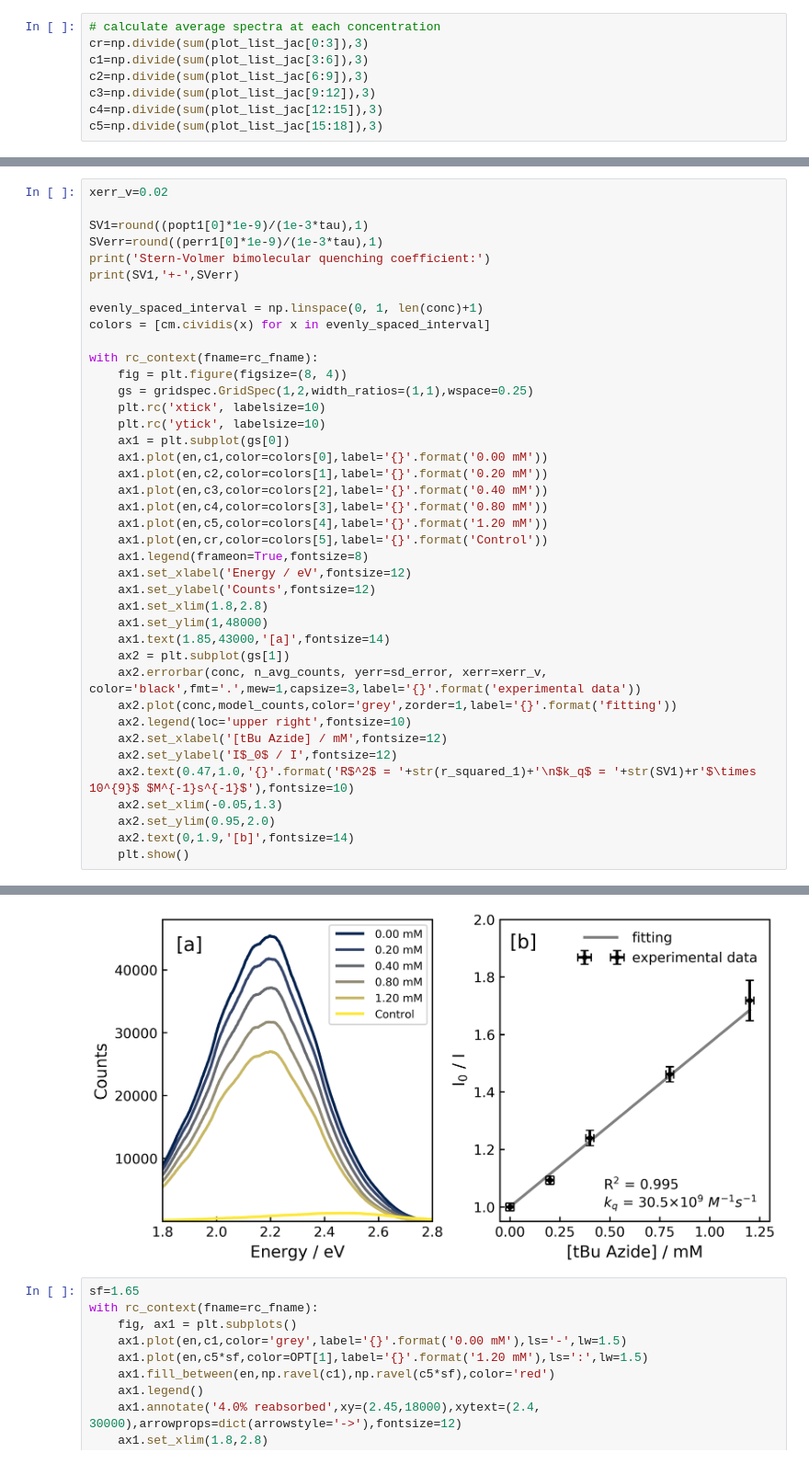
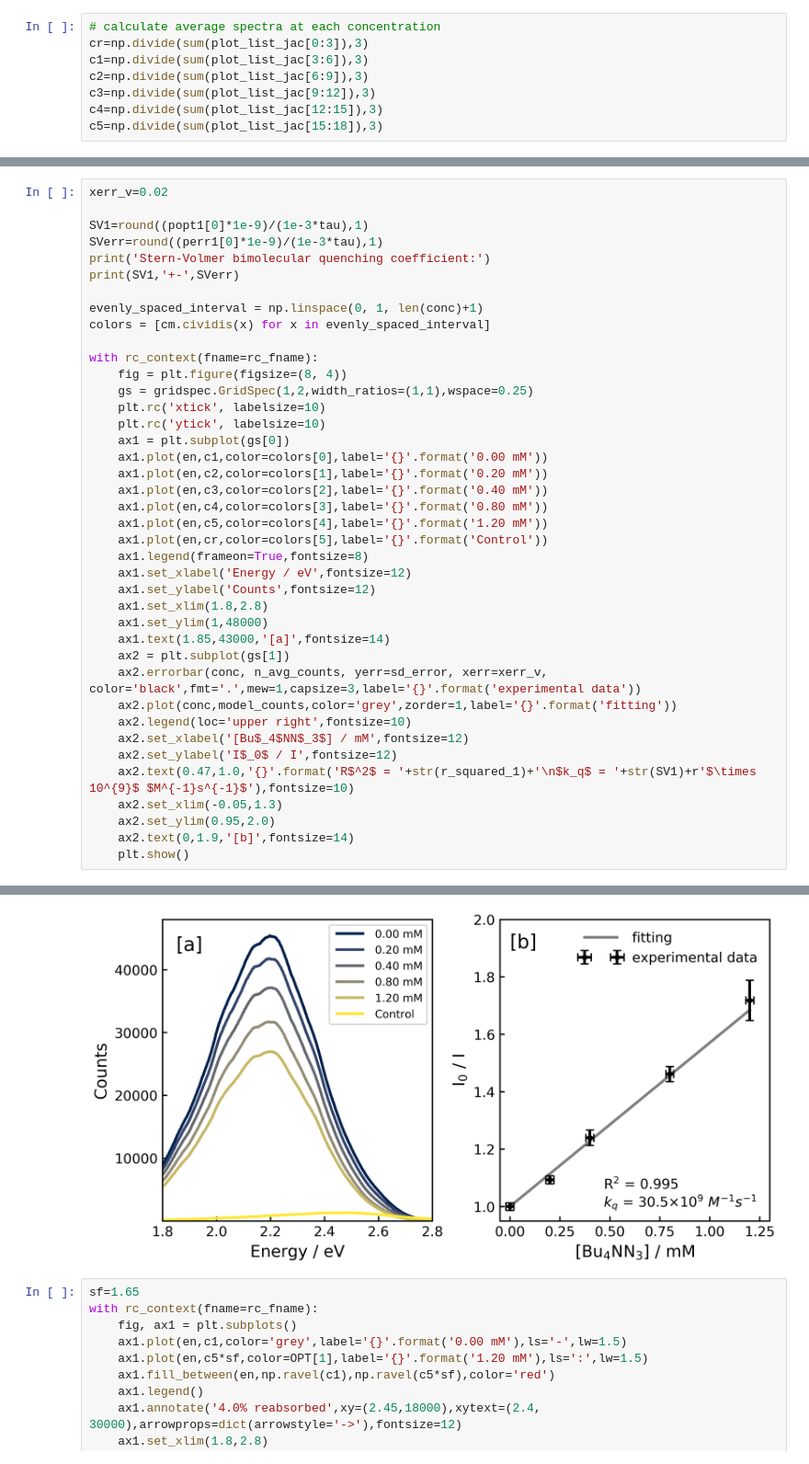
Before and after one commit to takashilawson/Stern-Volmer, a Jupyter notebook: 4CzIPN-SV-FINAL.ipynb, the cells around one changed output, grey strips where cells are left out. Shown at 92% size. Saved outputs shown, nothing was run; the diff lists cells and outputs as text.

```diff
--- a/4CzIPN-SV-FINAL.ipynb
+++ b/4CzIPN-SV-FINAL.ipynb
@@ -229,7 +229,7 @@ with rc_context(fname=rc_fname):
     ax2.errorbar(conc, n_avg_counts, yerr=sd_error, xerr=xerr_v, color='black',fmt='.',mew=1,capsize=3,label='{}'.format('experimental data'))
     ax2.plot(conc,model_counts,color='grey',zorder=1,label='{}'.format('fitting'))
     ax2.legend(loc='upper right',fontsize=10)
-    ax2.set_xlabel('[tBu Azide] / mM',fontsize=12)
+    ax2.set_xlabel('[Bu$_4$NN$_3$] / mM',fontsize=12)
     ax2.set_ylabel('I$_0$ / I',fontsize=12)
     ax2.text(0.47,1.0,'{}'.format('R$^2$ = '+str(r_squared_1)+'\n$k_q$ = '+str(SV1)+r'$\times 10^{9}$ $M^{-1}s^{-1}$'),fontsize=10)
     ax2.set_xlim(-0.05,1.3)
@@ -246,4 +242,4 @@ Stern-Volmer bimolecular quenching coefficient:
-[figure, old version]
+[figure, new version]
 # %%
 sf=1.65
 with rc_context(fname=rc_fname):
```
Also changed, not shown: parts of 6 cells of this notebook.
